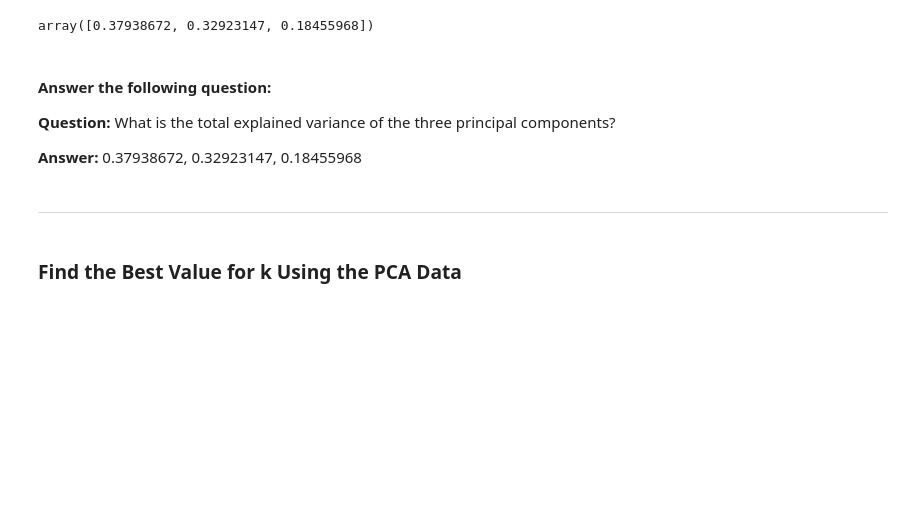
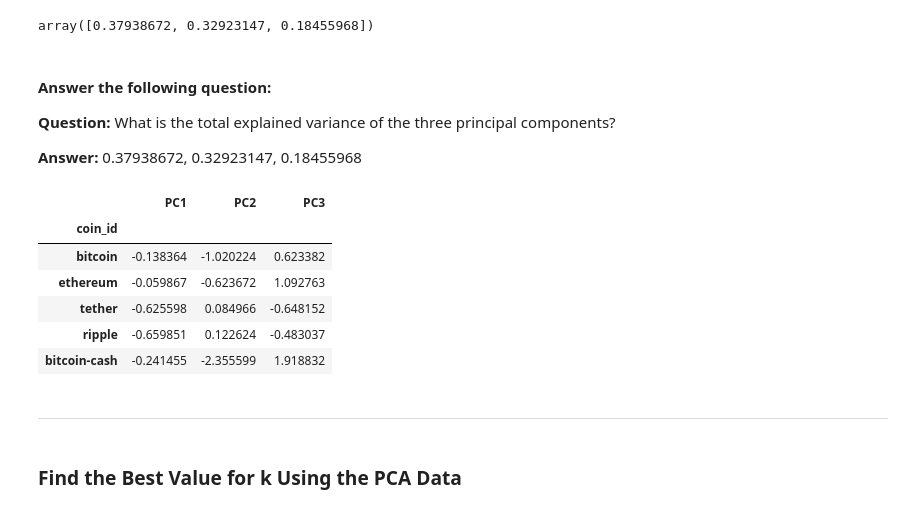
Before and after one commit to HayleyParnell/CryptoClustering, a Jupyter notebook: Crypto_Clustering - Copy.ipynb, the cells around one changed output. Drawn from its saved outputs; the diff is of its cells as text; code cells hidden in the pictures; blank space fills up the shorter version.

```diff
--- a/Crypto_Clustering - Copy.ipynb
+++ b/Crypto_Clustering - Copy.ipynb
@@ -217,14 +217,23 @@ array([0.37938672, 0.32923147, 0.18455968])
 # %%
 # Create a new DataFrame with the PCA data.
 df_market_pca = pd.DataFrame(market_pca_data, columns=["PC1", "PC2", "PC3"])
 
 # Copy the crypto names from the original data
 df_market_pca["coin_id"] = df_market_data.index
 
 # Set the coinid column as index
-df_market_pca = df_market_pca.set_index("Ticker")
+df_market_pca = df_market_pca.set_index("coin_id")
 
 # Display sample data
+df_market_pca.head()
+# %% [output]
+|  | PC1 | PC2 | PC3 |
+| coin_id |  |  |  |
+| bitcoin | -0.138364 | -1.020224 | 0.623382 |
+| ethereum | -0.059867 | -0.623672 | 1.092763 |
+| tether | -0.625598 | 0.084966 | -0.648152 |
+| ripple | -0.659851 | 0.122624 | -0.483037 |
+| bitcoin-cash | -0.241455 | -2.355599 | 1.918832 |
 # %% [markdown]
 ---
 # %% [markdown]
```
